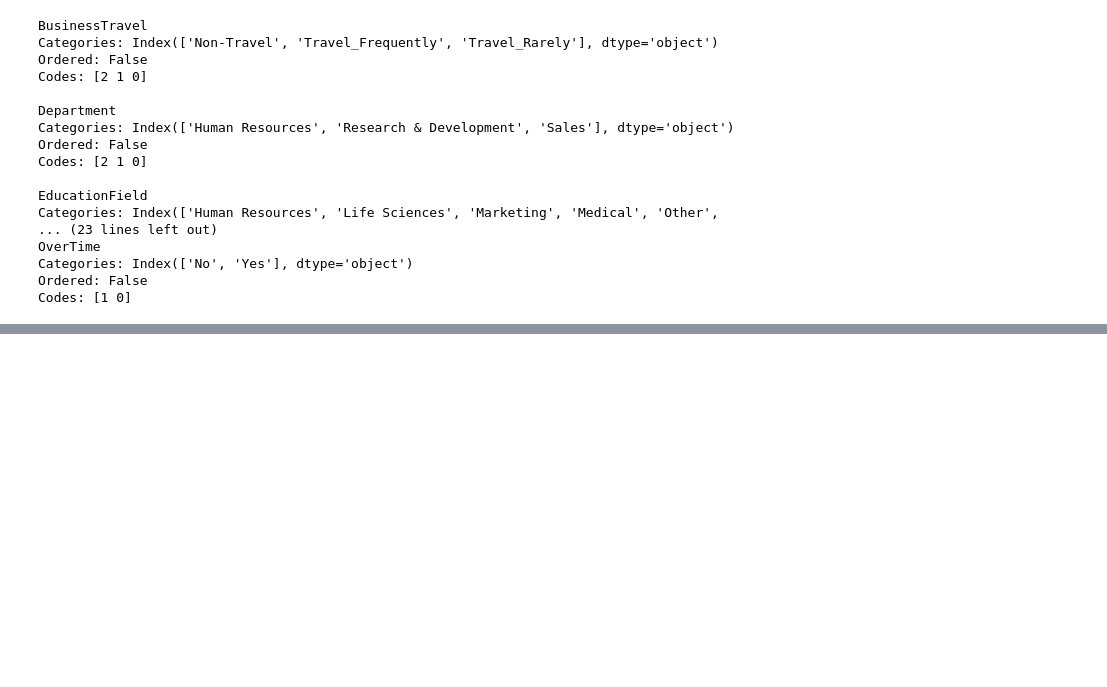
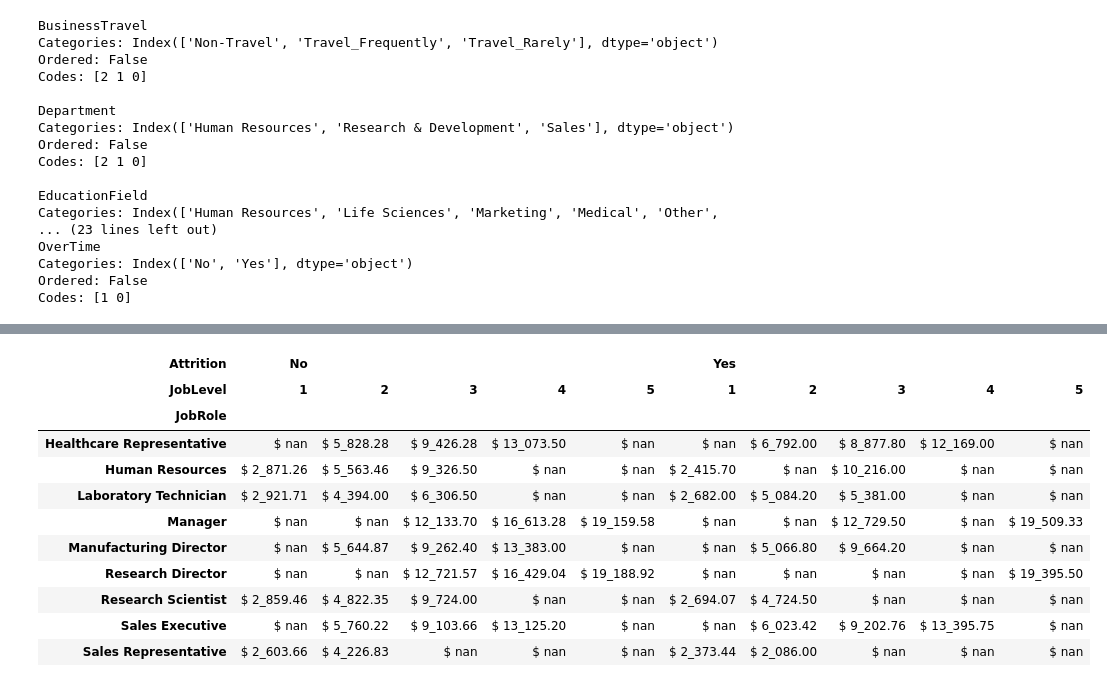
Before and after one commit to Anderson-Andy-Correa/20-Python-Ciencia_de_Dados-Hashtag, a Jupyter notebook: 05-Pandas/26_37-Projeto_IBM_Exercicios.ipynb, the cells around one changed output, grey strips where cells are left out. Saved outputs shown, nothing was run; the diff lists cells and outputs as text; code cells hidden in the pictures; blank space fills up the shorter version.

```diff
--- a/05-Pandas/26_37-Projeto_IBM_Exercicios.ipynb
+++ b/05-Pandas/26_37-Projeto_IBM_Exercicios.ipynb
@@ -594,0 +632,29 @@ with pd.option_context("float_format", "$ {:_.2f}".format):
+# %%
+display(
+    df_colunas_removidas.pivot_table(
+        index=["JobRole"],
+        columns=["Attrition", "JobLevel"],
+        values="MonthlyIncome",
+        aggfunc="mean",
+        observed=False,
+        # fill_value=0
+    ).style.background_gradient(
+        cmap="RdYlGn",
+        axis="columns"
+    ).format(
+        "$ {:_.2f}"
+    )
+)
+# %% [output]
+| Attrition | No |  |  |  |  | Yes |  |  |  |  |
+| JobLevel | 1 | 2 | 3 | 4 | 5 | 1 | 2 | 3 | 4 | 5 |
+| JobRole |  |  |  |  |  |  |  |  |  |  |
+| Healthcare Representative | $ nan | $ 5_828.28 | $ 9_426.28 | $ 13_073.50 | $ nan | $ nan | $ 6_792.00 | $ 8_877.80 | $ 12_169.00 | $ nan |
+| Human Resources | $ 2_871.26 | $ 5_563.46 | $ 9_326.50 | $ nan | $ nan | $ 2_415.70 | $ nan | $ 10_216.00 | $ nan | $ nan |
+| Laboratory Technician | $ 2_921.71 | $ 4_394.00 | $ 6_306.50 | $ nan | $ nan | $ 2_682.00 | $ 5_084.20 | $ 5_381.00 | $ nan | $ nan |
+| Manager | $ nan | $ nan | $ 12_133.70 | $ 16_613.28 | $ 19_159.58 | $ nan | $ nan | $ 12_729.50 | $ nan | $ 19_509.33 |
+| Manufacturing Director | $ nan | $ 5_644.87 | $ 9_262.40 | $ 13_383.00 | $ nan | $ nan | $ 5_066.80 | $ 9_664.20 | $ nan | $ nan |
+| Research Director | $ nan | $ nan | $ 12_721.57 | $ 16_429.04 | $ 19_188.92 | $ nan | $ nan | $ nan | $ nan | $ 19_395.50 |
+| Research Scientist | $ 2_859.46 | $ 4_822.35 | $ 9_724.00 | $ nan | $ nan | $ 2_694.07 | $ 4_724.50 | $ nan | $ nan | $ nan |
+| Sales Executive | $ nan | $ 5_760.22 | $ 9_103.66 | $ 13_125.20 | $ nan | $ nan | $ 6_023.42 | $ 9_202.76 | $ 13_395.75 | $ nan |
+| Sales Representative | $ 2_603.66 | $ 4_226.83 | $ nan | $ nan | $ nan | $ 2_373.44 | $ 2_086.00 | $ nan | $ nan | $ nan |
```
Also changed, not shown: parts of 71 cells of this notebook.
